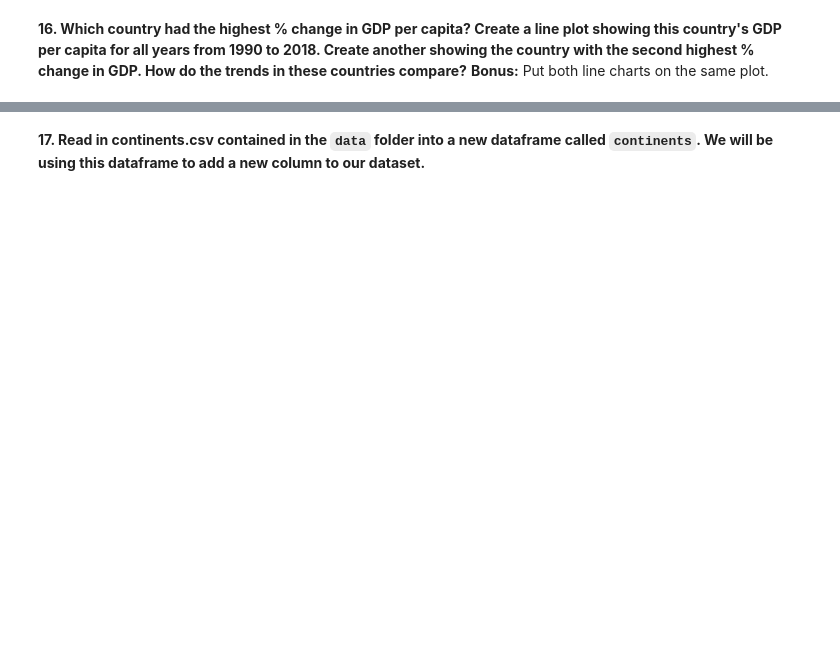
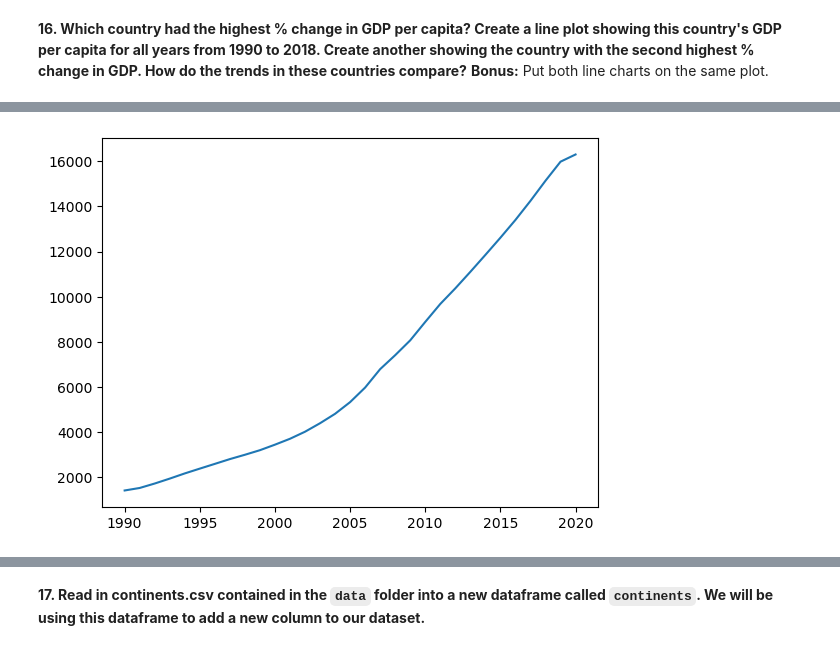
Before and after one commit to KagonDeans/un-exploration-KagonDeans, a Jupyter notebook: notebooks/UN_Data_Exploration.ipynb, the cells around one changed output, grey strips where cells are left out. Drawn from its saved outputs; the diff is of its cells as text; code cells hidden in the pictures; blank space fills up the shorter version.

```diff
--- a/notebooks/UN_Data_Exploration.ipynb
+++ b/notebooks/UN_Data_Exploration.ipynb
@@ -385,0 +417,2 @@ gdp_pivoted
+# %%
+China_gdp = gdp_df[gdp_df['Country'] == 'China']
@@ -385,0 +468,9 @@ gdp_pivoted
+# %%
+China_Years = China_gdp['Year']
+# %%
+China_GDP_Per_Capita = China_gdp['GDP_Per_Capita']
+# %%
+plt.plot(China_Years, China_GDP_Per_Capita)
+plt.show()
+# %% [output]
+[figure, added]
```
Also changed, not shown: parts of 34 cells of this notebook.
